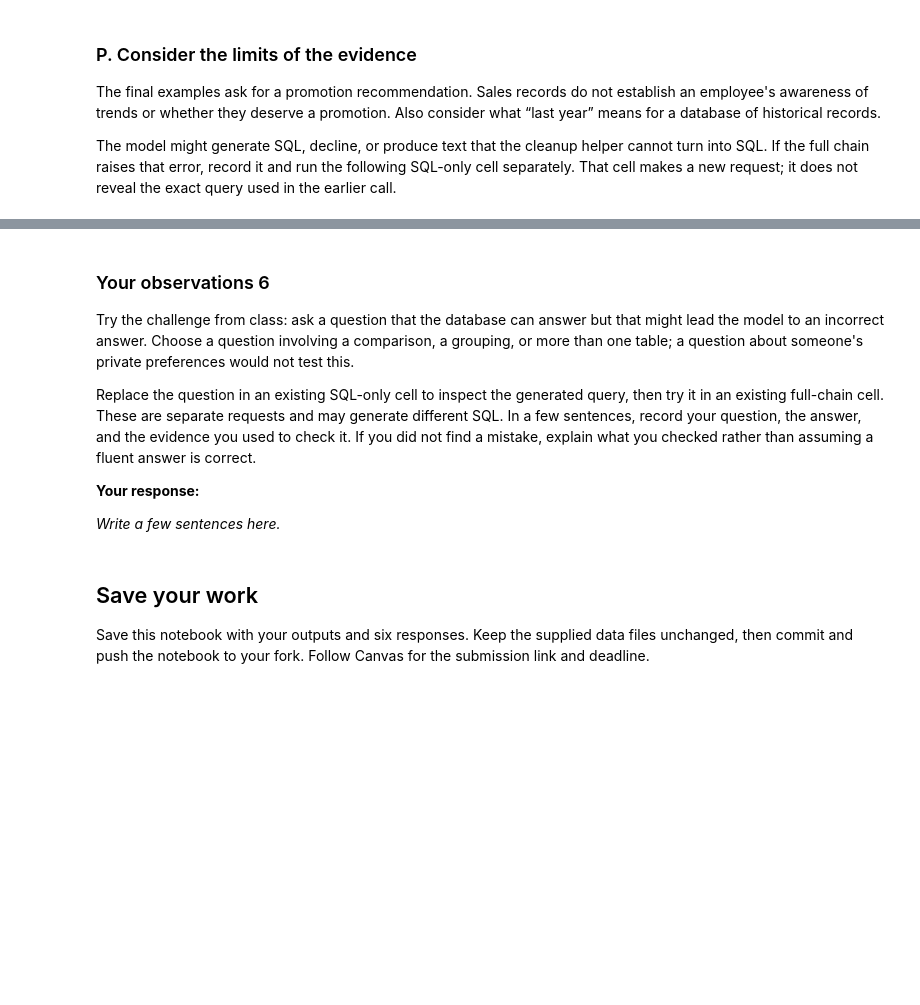
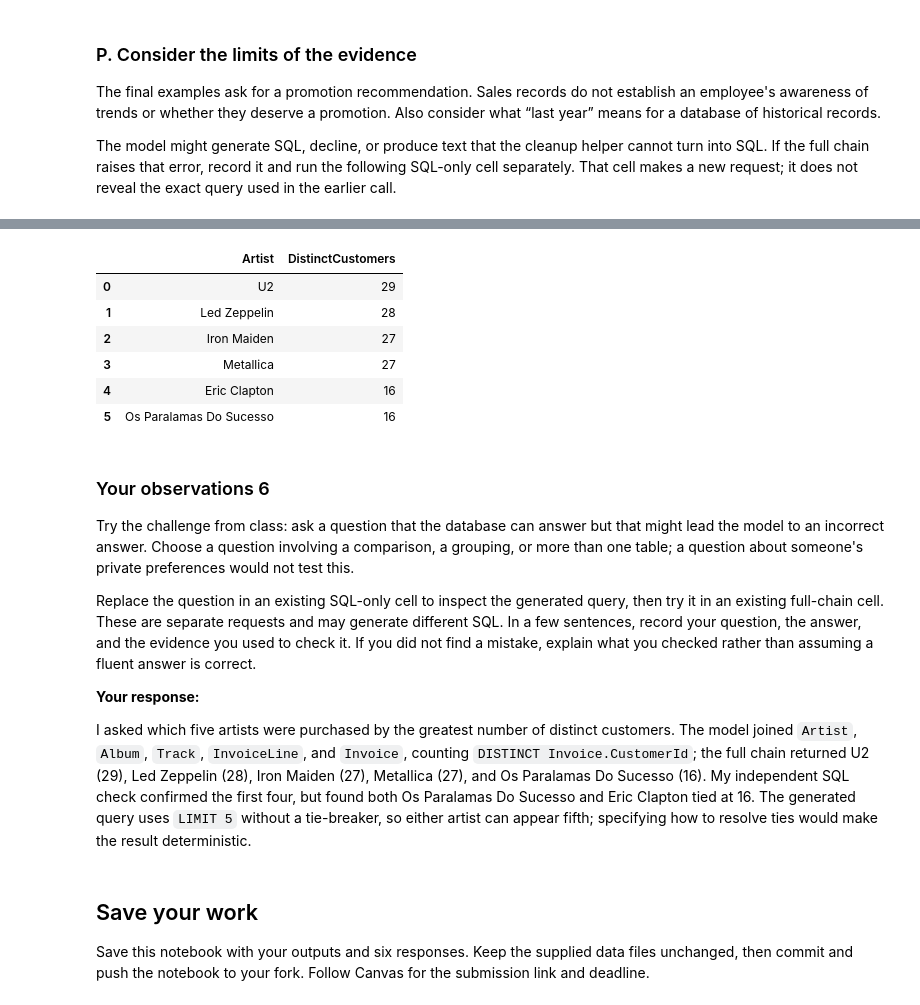
Before and after one commit to AyhamB/INFO-5940-Codespace, a Jupyter notebook: assignments/02-structured-data-rag/workbook.ipynb, the cells around one changed output, grey strips where cells are left out. Saved outputs shown, nothing was run; the diff lists cells and outputs as text; code cells hidden in the pictures; blank space fills up the shorter version.

```diff
--- a/assignments/02-structured-data-rag/workbook.ipynb
+++ b/assignments/02-structured-data-rag/workbook.ipynb
@@ -680,3 +850,26 @@ display(Markdown(response))
+# %%
+# Independently verify the artist ranking and inspect the tie at the fifth-place cutoff.
+verification_sql = """
+SELECT Artist.Name AS Artist,
+       COUNT(DISTINCT Invoice.CustomerId) AS DistinctCustomers
+FROM Artist
+JOIN Album ON Artist.ArtistId = Album.ArtistId
+JOIN Track ON Album.AlbumId = Track.AlbumId
+JOIN InvoiceLine ON Track.TrackId = InvoiceLine.TrackId
+JOIN Invoice ON InvoiceLine.InvoiceId = Invoice.InvoiceId
+GROUP BY Artist.ArtistId, Artist.Name
+ORDER BY DistinctCustomers DESC, Artist.Name
+LIMIT 6
+"""
+pd.read_sql_query(verification_sql, engine)
+# %% [output]
+|  | Artist | DistinctCustomers |
+| 0 | U2 | 29 |
+| 1 | Led Zeppelin | 28 |
+| 2 | Iron Maiden | 27 |
+| 3 | Metallica | 27 |
+| 4 | Eric Clapton | 16 |
+| 5 | Os Paralamas Do Sucesso | 16 |
 # %% [markdown]
 ### Your observations 6
 
@@ -693,7 +886,7 @@ what you checked rather than assuming a fluent answer is correct.
 
 **Your response:**
 
-_Write a few sentences here._
+I asked which five artists were purchased by the greatest number of distinct customers. The model joined `Artist`, `Album`, `Track`, `InvoiceLine`, and `Invoice`, counting `DISTINCT Invoice.CustomerId`; the full chain returned U2 (29), Led Zeppelin (28), Iron Maiden (27), Metallica (27), and Os Paralamas Do Sucesso (16). My independent SQL check confirmed the first four, but found both Os Paralamas Do Sucesso and Eric Clapton tied at 16. The generated query uses `LIMIT 5` without a tie-breaker, so either artist can appear fifth; specifying how to resolve ties would make the result deterministic.
 # %% [markdown]
 ## Save your work
 
```
Also changed, not shown: parts of 26 cells of this notebook.
